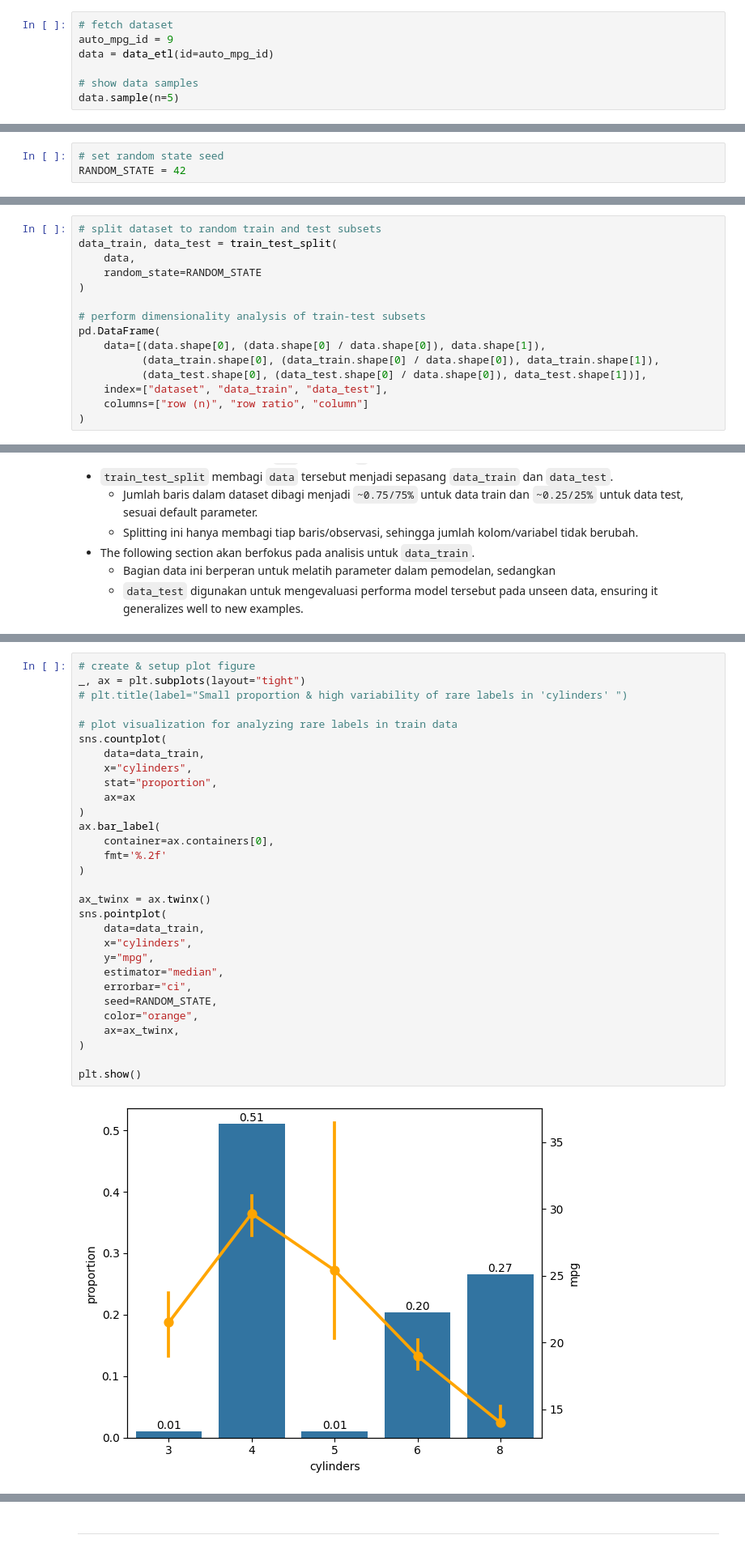
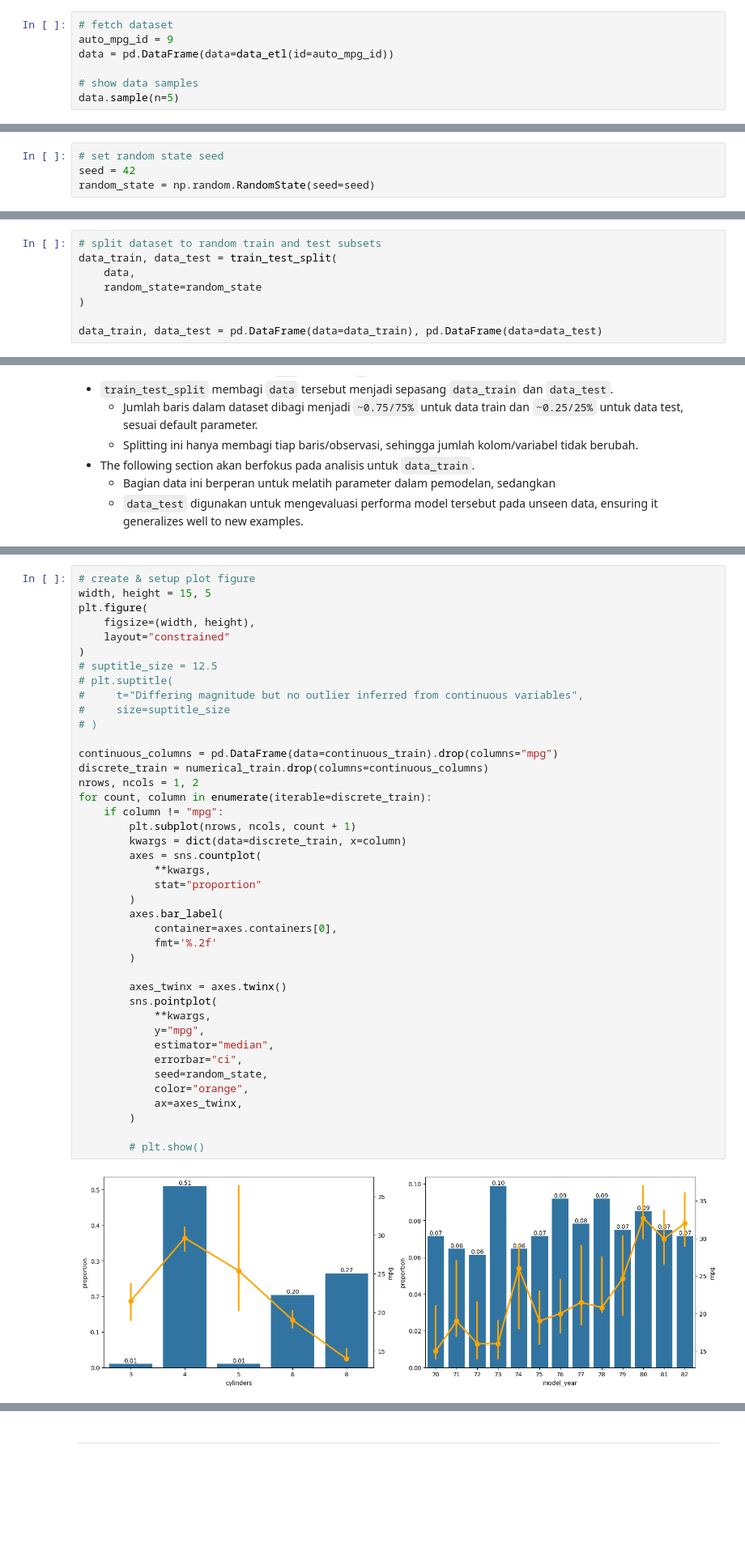
Before and after one commit to garudapaksi-yusuf/Auto_MPG_Prediction, a Jupyter notebook: notebook/notebook.ipynb, the cells around one changed output, grey strips where cells are left out. Shown at 81% size. Cells and saved outputs as stored; diff of their text form; blank space fills up the shorter version.

```diff
--- a/notebook/notebook.ipynb
+++ b/notebook/notebook.ipynb
@@ -123,7 +107,7 @@ def data_etl(id):
 # %%
 # fetch dataset
 auto_mpg_id = 9
-data = data_etl(id=auto_mpg_id)
+data = pd.DataFrame(data=data_etl(id=auto_mpg_id))
 
 # show data samples
 data.sample(n=5)
@@ -322,7 +319,8 @@ pd.DataFrame(data={
 ### Train-Test Split
 # %%
 # set random state seed
-RANDOM_STATE = 42
+seed = 42
+random_state = np.random.RandomState(seed=seed)
 # %% [markdown]
 *Some scikit-learn `sklearn` objects are [inherently random](https://scikit-learn.org/stable/common_pitfalls.html#controlling-randomness). The randomness of these objects is controlled via their `random_state` parameter.*
 * *In order to obtain reproducible (i.e. constant) results across multiple executions of this project, the recommended way is by passing a random number generator `RandomState` instance to any of those objects that accept a `random_state` parameter.*
@@ -331,14 +329,7 @@ RANDOM_STATE = 42
 # split dataset to random train and test subsets
 data_train, data_test = train_test_split(
     data,
-    random_state=RANDOM_STATE
+    random_state=random_state
 )
 
-# perform dimensionality analysis of train-test subsets
-pd.DataFrame(
-    data=[(data.shape[0], (data.shape[0] / data.shape[0]), data.shape[1]),
-          (data_train.shape[0], (data_train.shape[0] / data.shape[0]), data_train.shape[1]),
-          (data_test.shape[0], (data_test.shape[0] / data.shape[0]), data_test.shape[1])],
-    index=["dataset", "data_train", "data_test"],
-    columns=["row (n)", "row ratio", "column"]
-)
+data_train, data_test = pd.DataFrame(data=data_train), pd.DataFrame(data=data_test)
@@ -502,35 +511,46 @@ plot_continuous(
 # %%
 # create & setup plot figure
-_, ax = plt.subplots(layout="tight")
-# plt.title(label="Small proportion & high variability of rare labels in 'cylinders' ")
+width, height = 15, 5
+plt.figure(
+    figsize=(width, height),
+    layout="constrained"
+)
+# suptitle_size = 12.5
+# plt.suptitle(
+#     t="Differing magnitude but no outlier inferred from continuous variables",
+#     size=suptitle_size
+# )
 
-# plot visualization for analyzing rare labels in train data
-sns.countplot(
-    data=data_train,
-    x="cylinders",
-    stat="proportion",
-    ax=ax
-)
-ax.bar_label(
-    container=ax.containers[0],
-    fmt='%.2f'
-)
+continuous_columns = pd.DataFrame(data=continuous_train).drop(columns="mpg")
+discrete_train = numerical_train.drop(columns=continuous_columns)
+nrows, ncols = 1, 2
+for count, column in enumerate(iterable=discrete_train):
+    if column != "mpg":
+        plt.subplot(nrows, ncols, count + 1)
+        kwargs = dict(data=discrete_train, x=column)
+        axes = sns.countplot(
+            **kwargs,
+            stat="proportion"
+        )
+        axes.bar_label(
+            container=axes.containers[0],
+            fmt='%.2f'
+        )
 
-ax_twinx = ax.twinx()
-sns.pointplot(
-    data=data_train,
-    x="cylinders",
-    y="mpg",
-    estimator="median",
-    errorbar="ci",
-    seed=RANDOM_STATE,
-    color="orange",
-    ax=ax_twinx,
-)
+        axes_twinx = axes.twinx()
+        sns.pointplot(
+            **kwargs,
+            y="mpg",
+            estimator="median",
+            errorbar="ci",
+            seed=random_state,
+            color="orange",
+            ax=axes_twinx,
+        )
 
-plt.show()
+        # plt.show()
 # %% [output]
-[figure, old version]
+[figure, new version]
 # %%
 # setup plot title
 suptitle_size = 12.5
```
Also changed, not shown: parts of 113 cells of this notebook.
